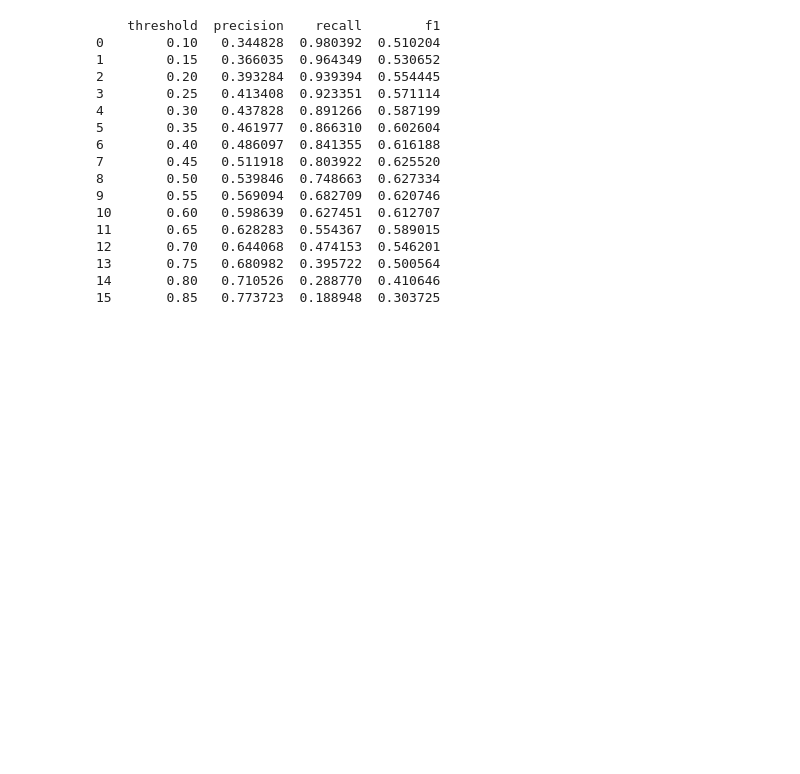
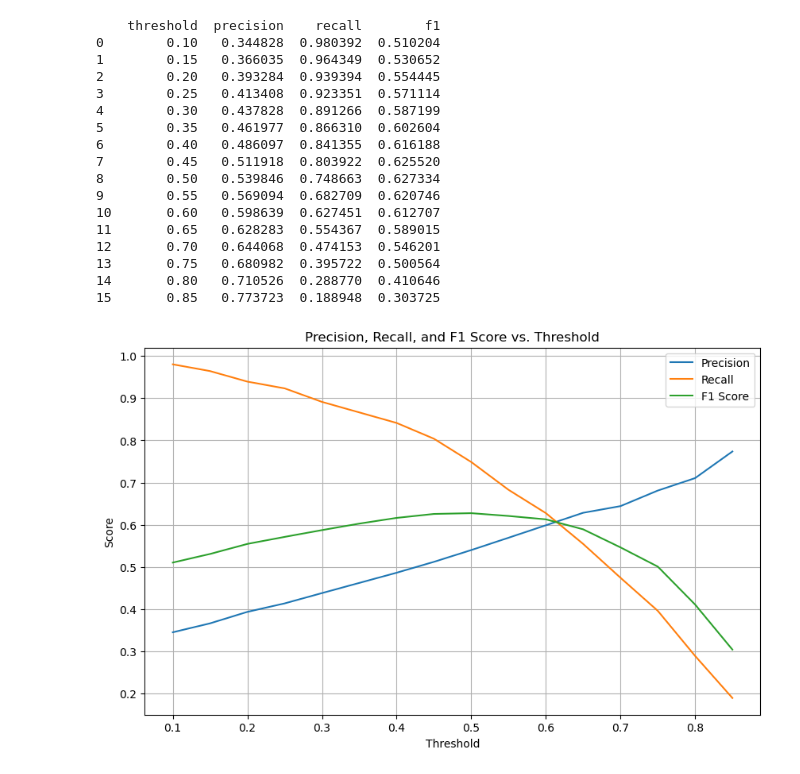
Before and after one commit to dilliram-code/telecom-customer-churn-prediction, a Jupyter notebook: data_preprocessing/dataset_training.ipynb, the cells around one changed output. Saved outputs shown, nothing was run; the diff lists cells and outputs as text; code cells hidden in the pictures; blank space fills up the shorter version.

Commit message:
get precision, recall tradeoff by threshold

```diff
--- a/data_preprocessing/dataset_training.ipynb
+++ b/data_preprocessing/dataset_training.ipynb
@@ -519,3 +519,17 @@ print(results_df)
 13       0.75   0.680982  0.395722  0.500564
 14       0.80   0.710526  0.288770  0.410646
 15       0.85   0.773723  0.188948  0.303725
+# %%
+# plot precision, recall tradeoff by threshold
+plt.figure(figsize=(10, 6))
+plt.plot(results_df['threshold'], results_df['precision'], label='Precision')
+plt.plot(results_df['threshold'], results_df['recall'], label='Recall')
+plt.plot(results_df['threshold'], results_df['f1'], label='F1 Score')
+plt.xlabel('Threshold')
+plt.ylabel('Score')
+plt.title('Precision, Recall, and F1 Score vs. Threshold')
+plt.legend()
+plt.grid()
+plt.show()
+# %% [output]
+[figure, added]
```
